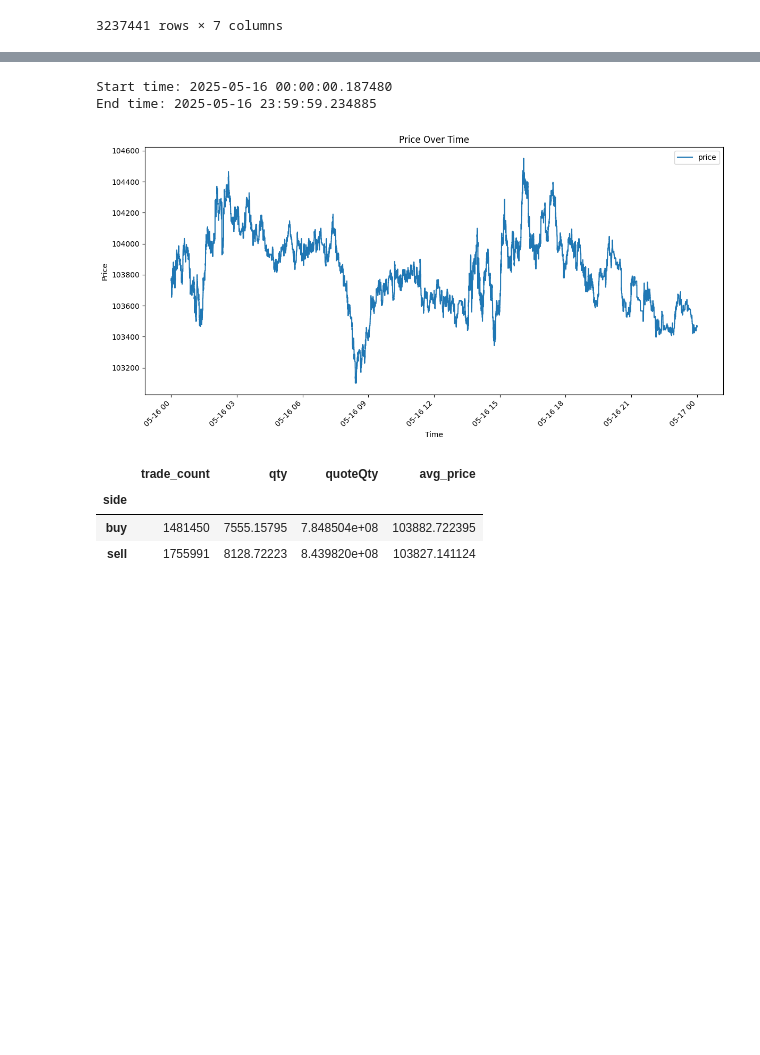
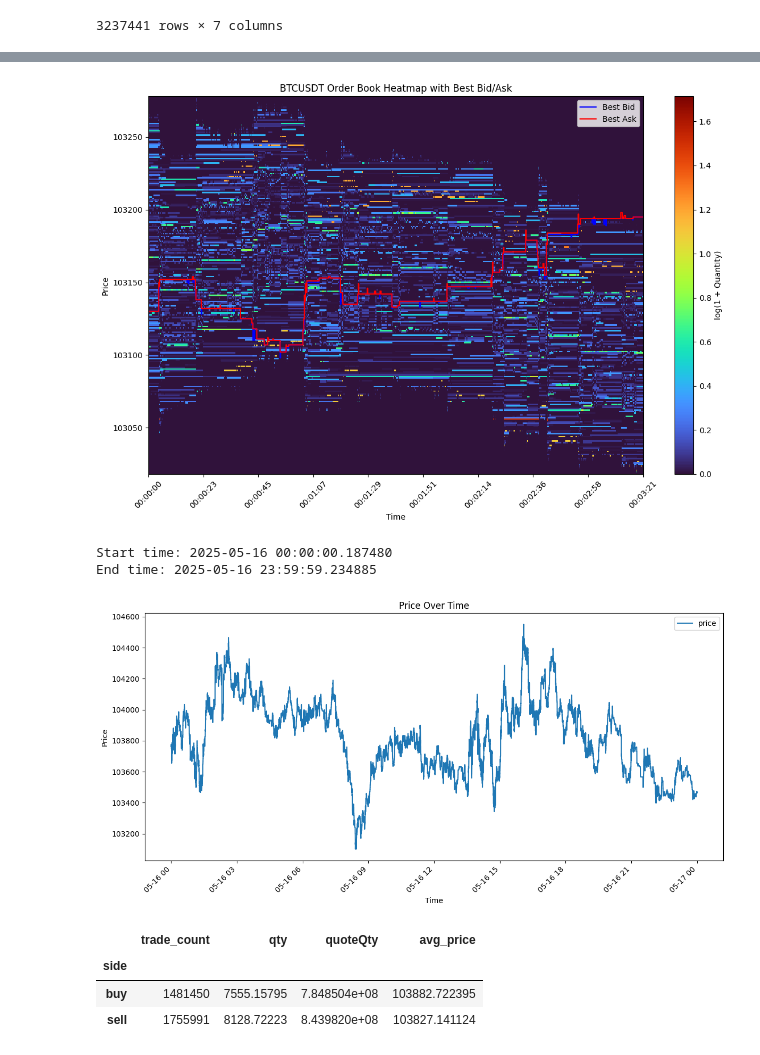
Before and after one commit to jakubjanak2004/probability-and-stats, a Jupyter notebook: finance_data_analysis.ipynb, the cells around one changed output, grey strips where cells are left out. Cells and saved outputs as stored; diff of their text form; code cells hidden in the pictures; blank space fills up the shorter version.

Commit message:
small changes in the finance data analysis

```diff
--- a/finance_data_analysis.ipynb
+++ b/finance_data_analysis.ipynb
@@ -25,3 +112,87 @@ df
+# %%
+# todo the price and the orderbook are switched
+
+# Parameters
+price_precision = 1
+depth_limit = 500
+time_limit = 1000
+
+# Build heatmap data
+heatmap_data = []
+times = []
+best_bids = []
+best_asks = []
+
+for i, (_, row) in enumerate(orderbook_df.iterrows()):
+    if i >= time_limit:
+        break
+    time = row['timestamp']
+    times.append(time)
+
+    # Best bid
+    bids = row['bids']
+    if bids and len(bids) > 0:
+        bid_price = round(float(bids[0][0]) / price_precision) * price_precision
+        best_bids.append(bid_price)
+        for price, qty in bids[:depth_limit]:
+            price = round(float(price) / price_precision) * price_precision
+            qty = float(qty)
+            heatmap_data.append([time, price, qty])
+    else:
+        best_bids.append(best_bids[-1])
+
+    # Best ask
+    asks = row['asks']
+    if asks and len(asks) > 0:
+        ask_price = round(float(asks[0][0]) / price_precision) * price_precision
+        best_asks.append(ask_price)
+        for price, qty in asks[:depth_limit]:
+            price = round(float(price) / price_precision) * price_precision
+            qty = float(qty)
+            heatmap_data.append([time, price, qty])
+    else:
+        best_asks.append(best_asks[-1])
+
+# Create pivot table
+depth_df = pd.DataFrame(heatmap_data, columns=["time", "price", "quantity"])
+pivot = depth_df.pivot_table(index='price', columns='time', values='quantity', fill_value=0)
+pivot = pivot.sort_index(ascending=False)
+
+# X/Y range for extent
+times_idx = np.arange(len(pivot.columns))
+min_price = pivot.index.min()
+max_price = pivot.index.max()
+
+# Plot heatmap with proper scaling
+plt.figure(figsize=(12, 8))
+plt.imshow(
+    np.log1p(pivot.values),
+    aspect='auto',
+    cmap='turbo',
+    interpolation='nearest',
+    extent=[0, len(pivot.columns), min_price, max_price],
+    origin='lower'
+)
+
+# Plot best bid/ask lines
+plt.step(times_idx, best_bids, label='Best Bid', color='blue', linewidth=1.5)
+plt.step(times_idx, best_asks, label='Best Ask', color='red', linewidth=1.5)
+
+# Labels
+plt.colorbar(label='log(1 + Quantity)')
+plt.title('BTCUSDT Order Book Heatmap with Best Bid/Ask')
+plt.xlabel('Time')
+plt.ylabel('Price')
+
+# Time tick labels
+time_labels = [pd.to_datetime(pivot.columns[i]).strftime('%H:%M:%S') for i in np.linspace(0, len(pivot.columns)-1, min(10, len(pivot.columns)), dtype=int)]
+plt.xticks(ticks=np.linspace(0, len(pivot.columns)-1, min(10, len(pivot.columns))), labels=time_labels, rotation=45)
+
+plt.legend()
+plt.tight_layout()
+plt.show()
+# %% [output]
+[figure, added]
 # %%
 print(f"Start time: {df['time'].min()}")
 print(f"End time: {df['time'].max()}")
```
Also changed, not shown: parts of 3 cells of this notebook.
